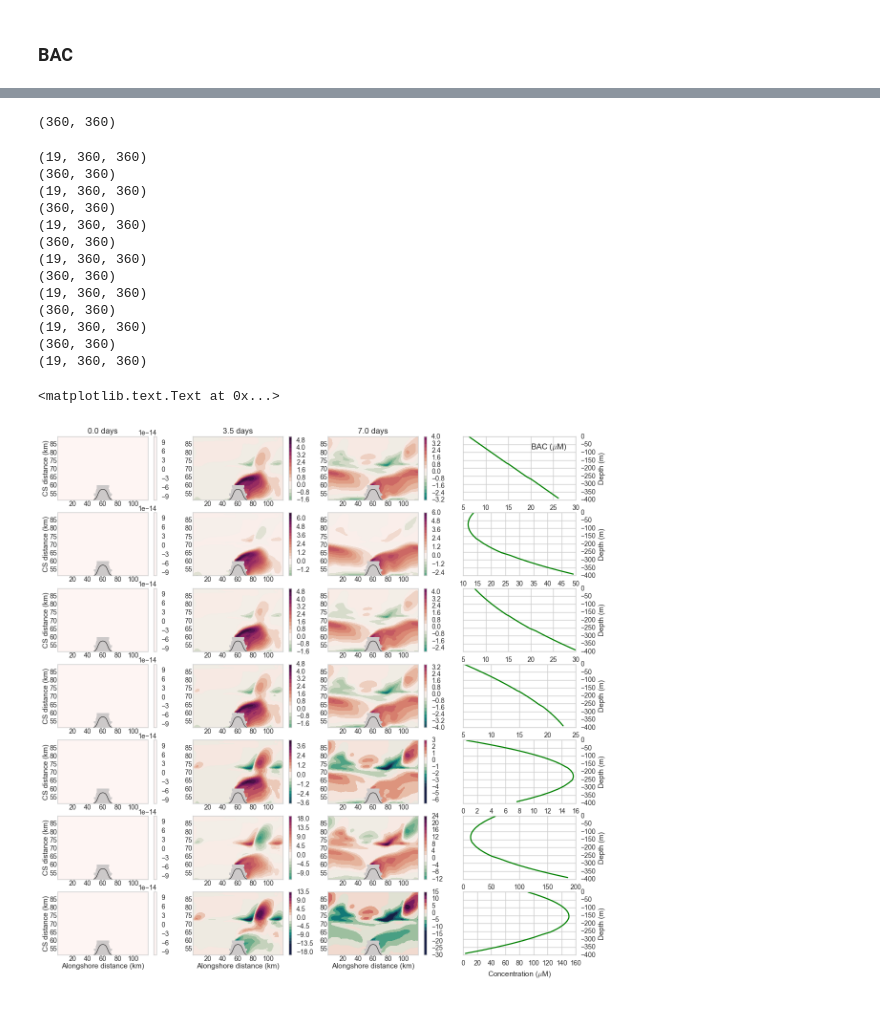
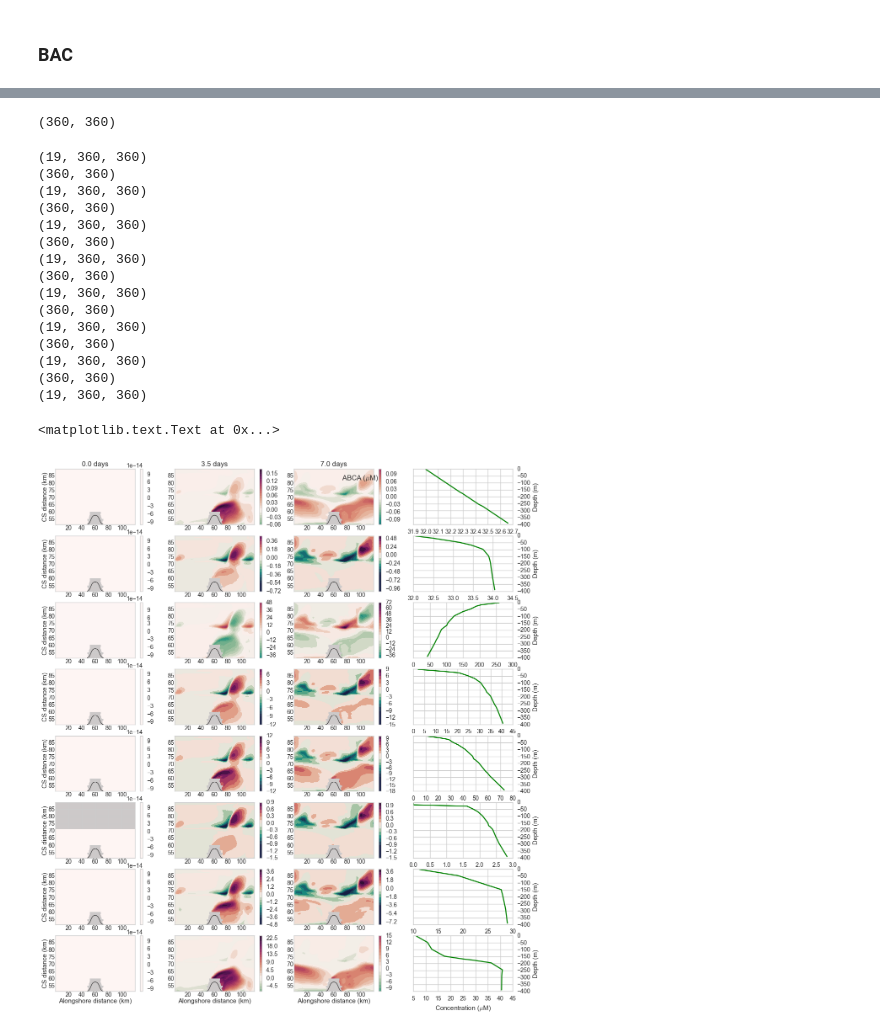
Before and after one commit to UBC-MOAD/outputanalysisnotebooks, a Jupyter notebook: NutrientProfiles/Parabolic/BARKLEY.ipynb, the cells around one changed output, grey strips where cells are left out. Saved outputs shown, nothing was run; the diff lists cells and outputs as text; code cells hidden in the pictures.

Commit message:
Added plots for BARKLEY and parabolic profiles in ABC notebooks

```diff
--- a/NutrientProfiles/Parabolic/BARKLEY.ipynb
+++ b/NutrientProfiles/Parabolic/BARKLEY.ipynb
@@ -145,6 +145,7 @@ ConcFilt4 = np.ma.empty((3,360,360))
 ConcFilt5 = np.ma.empty((3,360,360))
 ConcFilt6 = np.ma.empty((3,360,360))
 ConcFilt7 = np.ma.empty((3,360,360))
+ConcFilt8 = np.ma.empty((3,360,360))
 
 tracerList = [ptracers.Tr01,ptracers.Tr02,ptracers.Tr03,ptracers.Tr04,
               ptracers.Tr05,ptracers.Tr06,ptracers.Tr07,ptracers.Tr08]
@@ -237,13 +241,14 @@ ConcFilt4NoC = np.ma.empty((3,360,360))
 ConcFilt5NoC = np.ma.empty((3,360,360))
 ConcFilt6NoC = np.ma.empty((3,360,360))
 ConcFilt7NoC = np.ma.empty((3,360,360))
+ConcFilt8NoC = np.ma.empty((3,360,360))
 
-tracerList = [ptracersNoC.Tr1.data,ptracersNoC.Tr2.data,
-              ptracersNoC.Tr3.data,ptracersNoC.Tr4.data,
-              ptracersNoC.Tr5.data,ptracersNoC.Tr6.data,
-              ptracersNoC.Tr7.data,
+tracerList = [ptracersNoC.Tr01.data,ptracersNoC.Tr02.data,
+              ptracersNoC.Tr03.data,ptracersNoC.Tr04.data,
+              ptracersNoC.Tr05.data,ptracersNoC.Tr06.data,
+              ptracersNoC.Tr07.data,ptracersNoC.Tr08.data
              ]
-concList = [ConcFilt1NoC,ConcFilt2NoC,ConcFilt3NoC,ConcFilt4NoC,ConcFilt5NoC,ConcFilt6NoC,ConcFilt7NoC]
+concList = [ConcFilt1NoC,ConcFilt2NoC,ConcFilt3NoC,ConcFilt4NoC,ConcFilt5NoC,ConcFilt6NoC,ConcFilt7NoC,ConcFilt8NoC]
 
 for trac,conc in zip(tracerList, concList):
 
@@ -269,8 +274,10 @@ concList = []
 (19, 360, 360)
 (360, 360)
 (19, 360, 360)
+(360, 360)
+(19, 360, 360)
 # %%
-fig, ax = plt.subplots(7,4,figsize=(14,14))
+fig, ax = plt.subplots(8,4,figsize=(14,16))
 
 timesInd = [0,7,14]   # days I saved above
 
@@ -292,40 +299,44 @@ for ii,tt in zip(range(0,3),timesInd):
     minCM = - maxCM
     PlotBAC(ax[3,ii],ConcFilt4-ConcFilt4NoC,ii,xslice,yslice,cmap=cmo.cm.curl,maxCM=maxCM,minCM=minCM)
 
     maxCM = np.nanmax((ConcFilt5-ConcFilt5NoC)[:,yslice,xslice])
     minCM = - maxCM
     PlotBAC(ax[4,ii],ConcFilt5-ConcFilt5NoC,ii,xslice,yslice,cmap=cmo.cm.curl,maxCM=maxCM,minCM=minCM)
 
     maxCM = np.nanmax((ConcFilt6-ConcFilt6NoC)[:,yslice,xslice])
     minCM = - maxCM
     PlotBAC(ax[5,ii],ConcFilt6-ConcFilt6NoC,ii,xslice,yslice,cmap=cmo.cm.curl,maxCM=maxCM,minCM=minCM)
 
     maxCM = np.nanmax((ConcFilt7-ConcFilt7NoC)[:,yslice,xslice])
     minCM = - maxCM
     PlotBAC(ax[6,ii],ConcFilt7-ConcFilt7NoC,ii,xslice,yslice,cmap=cmo.cm.curl,maxCM=maxCM,minCM=minCM)
 
+    maxCM = np.nanmax((ConcFilt8-ConcFilt8NoC)[:,yslice,xslice])
+    minCM = - maxCM
+    PlotBAC(ax[7,ii],ConcFilt8-ConcFilt8NoC,ii,xslice,yslice,cmap=cmo.cm.curl,maxCM=maxCM,minCM=minCM)
+
     ax[0,ii].set_title('%1.1f days' % ((state.iter[tt]*40)/(3600*24)))
 
-tracerList = [ptracers.Tr1.isel(T=0,X=180,Y=50,Z=slice(0,50)),ptracers.Tr2.isel(T=0,X=180,Y=50,Z=slice(0,50)),
-              ptracers.Tr3.isel(T=0,X=180,Y=50,Z=slice(0,50)),ptracers.Tr4.isel(T=0,X=180,Y=50,Z=slice(0,50)),
-              ptracers.Tr5.isel(T=0,X=180,Y=50,Z=slice(0,50)),ptracers.Tr6.isel(T=0,X=180,Y=50,Z=slice(0,50)),
-              ptracers.Tr7.isel(T=0,X=180,Y=50,Z=slice(0,50))]
+tracerList = [ptracers.Tr01.isel(T=0,X=180,Y=50,Z=slice(0,50)),ptracers.Tr02.isel(T=0,X=180,Y=50,Z=slice(0,50)),
+              ptracers.Tr03.isel(T=0,X=180,Y=50,Z=slice(0,50)),ptracers.Tr04.isel(T=0,X=180,Y=50,Z=slice(0,50)),
+              ptracers.Tr05.isel(T=0,X=180,Y=50,Z=slice(0,50)),ptracers.Tr06.isel(T=0,X=180,Y=50,Z=slice(0,50)),
+              ptracers.Tr07.isel(T=0,X=180,Y=50,Z=slice(0,50)),ptracers.Tr08.isel(T=0,X=180,Y=50,Z=slice(0,50))]
 
 for ii,trac in zip(range(len(tracerList)),tracerList):
     ax[ii,3].plot(trac,grid.Z[0:50],color='green')
     ax[ii,3].yaxis.tick_right()
     ax[ii,3].yaxis.set_label_position("right")
     ax[ii,3].set_ylabel('Depth (m)')
 
     ax[ii,0].set_ylabel('CS distance (km)',labelpad=0.3)
 
-ax[6,3].set_xlabel(r'Concentration ($\mu$M)')
+ax[7,3].set_xlabel(r'Concentration ($\mu$M)')
 
 
-ax[0,3].text(0.6,0.8,'BAC ($\mu$M)',transform=ax[0,3].transAxes)
-ax[6,0].set_xlabel('Alongshore distance (km)',labelpad=0.3)
-ax[6,1].set_xlabel('Alongshore distance (km)',labelpad=0.3)
-ax[6,2].set_xlabel('Alongshore distance (km)',labelpad=0.3)
+ax[0,2].text(0.6,0.8,'ABCA ($\mu$M)',transform=ax[0,2].transAxes)
+ax[7,0].set_xlabel('Alongshore distance (km)',labelpad=0.3)
+ax[7,1].set_xlabel('Alongshore distance (km)',labelpad=0.3)
+ax[7,2].set_xlabel('Alongshore distance (km)',labelpad=0.3)
 # %% [output]
 <matplotlib.text.Text at 0x...>
-[figure, old version]
+[figure, new version]
```
Also changed, not shown: parts of 2 cells of this notebook, 9 other files.
